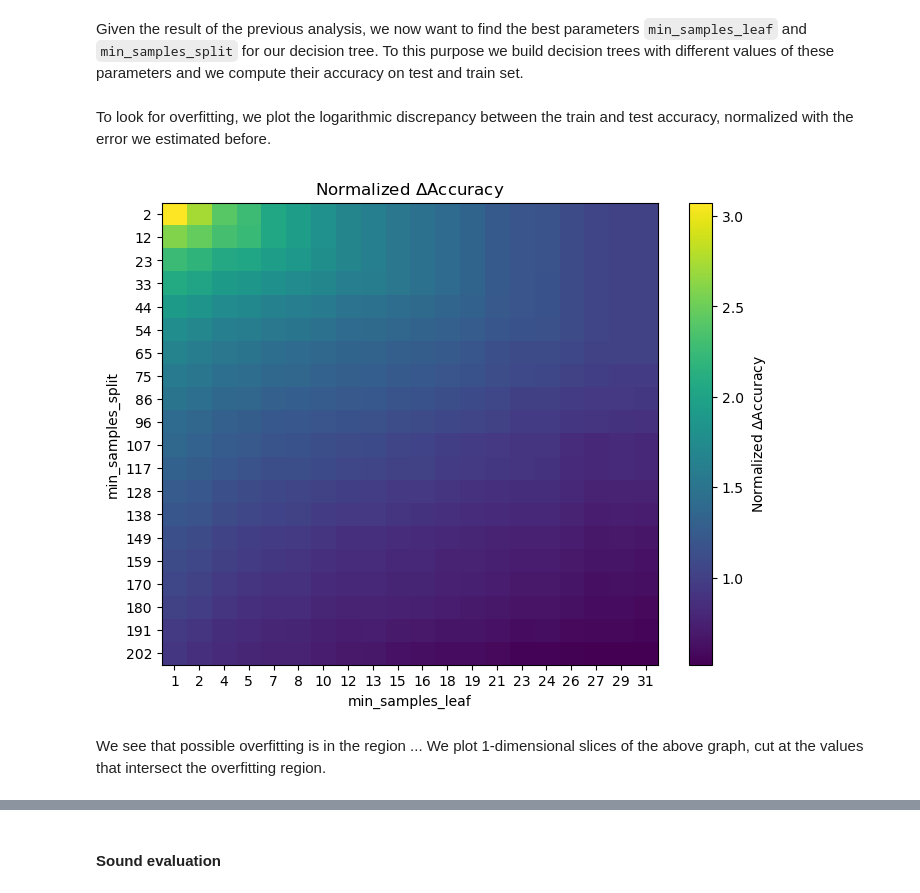
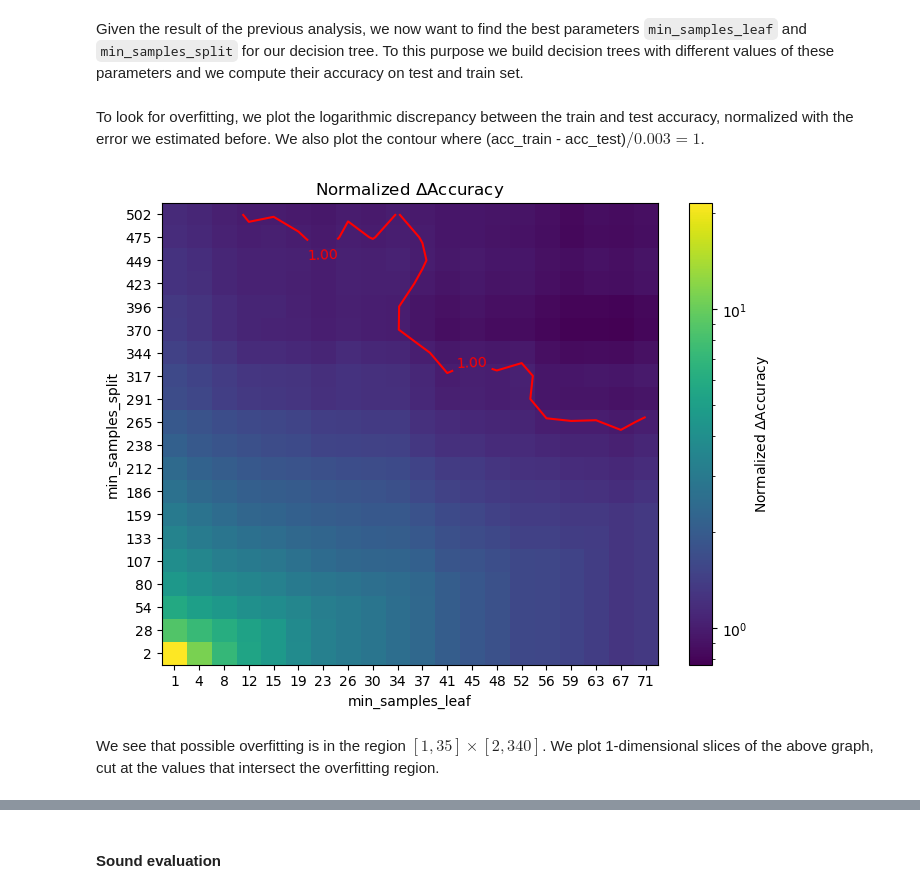
Before and after one commit to giocioc/IML-1, a Jupyter notebook: code/mainNotebook (2).ipynb, the cells around one changed output, grey strips where cells are left out. Cells and saved outputs as stored; diff of their text form; code cells hidden in the pictures.

```diff
--- a/code/mainNotebook (2).ipynb
+++ b/code/mainNotebook (2).ipynb
@@ -896,8 +900,8 @@ We note that the difference between the accuracy in the test and train set is la
 # %% [markdown]
 Given the result of the previous analysis, we now want to find the best parameters ``min_samples_leaf`` and ``min_samples_split``  for our decision tree. To this purpose we build decision trees with different values of these parameters and we compute their accuracy on test and train set.
 # %%
-samples_leaf = np.linspace(0, 30, 20, dtype=int) + 1
-samples_split = np.linspace(0, 200, 20, dtype=int) + 2
+samples_leaf = np.linspace(0, 70, 20, dtype=int) + 1
+samples_split = np.linspace(0, 500, 20, dtype=int) + 2
 
 acc_train = np.zeros((len(samples_split), len(samples_leaf)))
 acc_test = np.zeros((len(samples_split), len(samples_leaf)))
@@ -917,18 +921,33 @@ for i, min_samples_l in enumerate(samples_leaf):
         acc_test[j, i] = accuracy_score(y_test, y_pred_test)
 # %% [markdown]
 To look for overfitting, we plot the logarithmic discrepancy between the train and test accuracy, normalized with the error we estimated before.
+We also plot the contour where (acc_train - acc_test)$ / 0.003 = 1$.
 # %%
+from matplotlib.colors import LogNorm
+
+delta_acc = (acc_train - acc_test) / 0.003
+
 plt.figure(figsize=(8, 6))
-plt.imshow(np.log((acc_train-acc_test)/0.003), interpolation='nearest', aspect='auto', cmap='viridis')
-plt.colorbar(label= r'Normalized $\Delta$Accuracy')
+norm = LogNorm(vmin=np.min(delta_acc), vmax=np.max(delta_acc))
+im = plt.imshow(delta_acc, interpolation='nearest', aspect='auto', cmap='viridis', norm=norm)
+cbar = plt.colorbar(im, label=r'Normalized $\Delta$Accuracy')
+cbar.ax.set_yscale('log')
+
 plt.xticks(ticks=np.arange(len(samples_leaf)), labels=samples_leaf)
 plt.yticks(ticks=np.arange(len(samples_split)), labels=samples_split)
+plt.gca().invert_yaxis()
 plt.xlabel('min_samples_leaf')
 plt.ylabel('min_samples_split')
 plt.title(r'Normalized $\Delta$Accuracy')
+
+
+contour_levels = [1]
+cs = plt.contour(np.arange(len(samples_leaf)), np.arange(len(samples_split)), delta_acc, levels=contour_levels, colors='red')
+plt.clabel(cs, inline=1, fontsize=10, fmt='%.2f')
+
 plt.show()
 # %% [output]
-[figure, old version]
+[figure, new version]
 # %% [markdown]
-We see that possible overfitting is in the region ...
+We see that possible overfitting is in the region $[1, 35]\times[2, 340]$.
 We plot 1-dimensional slices of the above graph, cut at the values that intersect the overfitting region.
```
Also changed, not shown: parts of 18 cells of this notebook.
